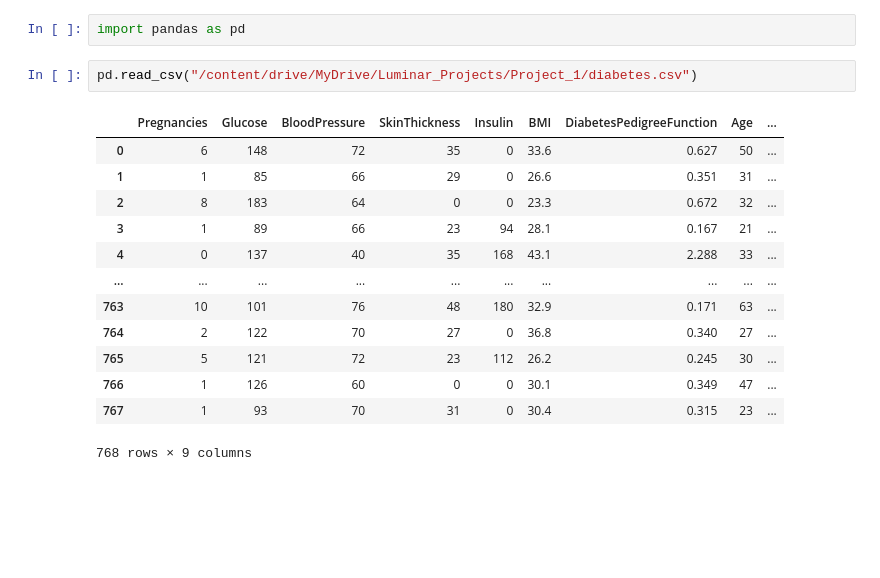
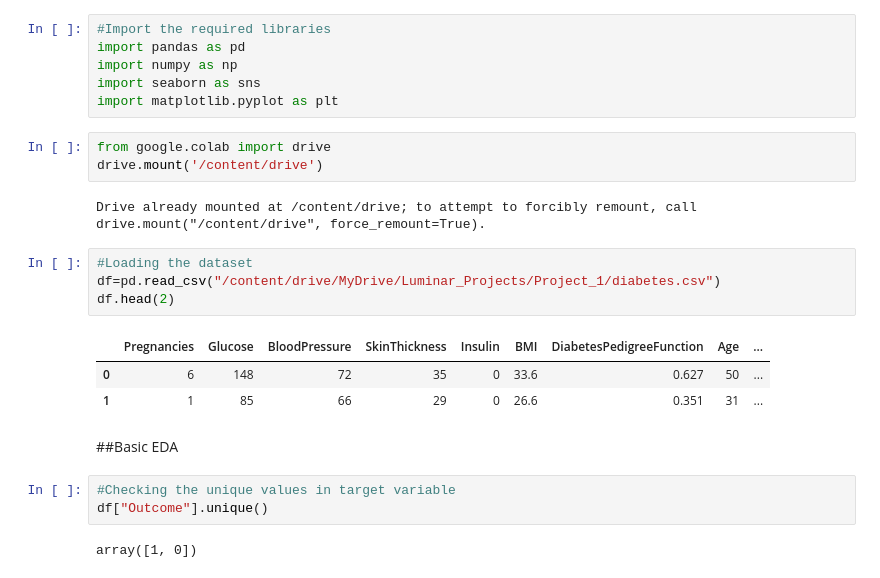
Before and after one commit to GaneshNAnil/Pima_Indians_Diabetes, a Jupyter notebook: Pima_Indians_Diabetes.ipynb, the cells around one changed output. Saved outputs shown, nothing was run; the diff lists cells and outputs as text; blank space fills up the shorter version.

```diff
--- a/Pima_Indians_Diabetes.ipynb
+++ b/Pima_Indians_Diabetes.ipynb
@@ -1,20 +1,28 @@
 # %% [markdown]
 <a href="https://colab.research.google.com/github/GaneshNAnil/Pima_Indians_Diabetes/blob/main/Pima_Indians_Diabetes.ipynb" target="_parent"><img src="https://colab.research.google.com/assets/colab-badge.svg" alt="Open In Colab"/></a>
-# %%
-import pandas as pd
+# %%
+#Import the required libraries
+import pandas as pd
+import numpy as np
+import seaborn as sns
+import matplotlib.pyplot as plt
+# %%
+from google.colab import drive
+drive.mount('/content/drive')
+# %% [output]
+Drive already mounted at /content/drive; to attempt to forcibly remount, call drive.mount("/content/drive", force_remount=True).
 # %%
-pd.read_csv("/content/drive/MyDrive/Luminar_Projects/Project_1/diabetes.csv")
+#Loading the dataset
+df=pd.read_csv("/content/drive/MyDrive/Luminar_Projects/Project_1/diabetes.csv")
+df.head(2)
 # %% [output]
 |  | Pregnancies | Glucose | BloodPressure | SkinThickness | Insulin | BMI | DiabetesPedigreeFunction | Age | ... |
 | 0 | 6 | 148 | 72 | 35 | 0 | 33.6 | 0.627 | 50 | ... |
 | 1 | 1 | 85 | 66 | 29 | 0 | 26.6 | 0.351 | 31 | ... |
-| 2 | 8 | 183 | 64 | 0 | 0 | 23.3 | 0.672 | 32 | ... |
-| 3 | 1 | 89 | 66 | 23 | 94 | 28.1 | 0.167 | 21 | ... |
-| 4 | 0 | 137 | 40 | 35 | 168 | 43.1 | 2.288 | 33 | ... |
-| ... | ... | ... | ... | ... | ... | ... | ... | ... | ... |
-| 763 | 10 | 101 | 76 | 48 | 180 | 32.9 | 0.171 | 63 | ... |
-| 764 | 2 | 122 | 70 | 27 | 0 | 36.8 | 0.340 | 27 | ... |
-| 765 | 5 | 121 | 72 | 23 | 112 | 26.2 | 0.245 | 30 | ... |
-| 766 | 1 | 126 | 60 | 0 | 0 | 30.1 | 0.349 | 47 | ... |
-| 767 | 1 | 93 | 70 | 31 | 0 | 30.4 | 0.315 | 23 | ... |
-768 rows × 9 columns
+# %% [markdown]
+##Basic EDA
+# %%
+#Checking the unique values in target variable
+df["Outcome"].unique()
+# %% [output]
+array([1, 0])
```
Also changed, not shown: parts of 13 cells of this notebook.
